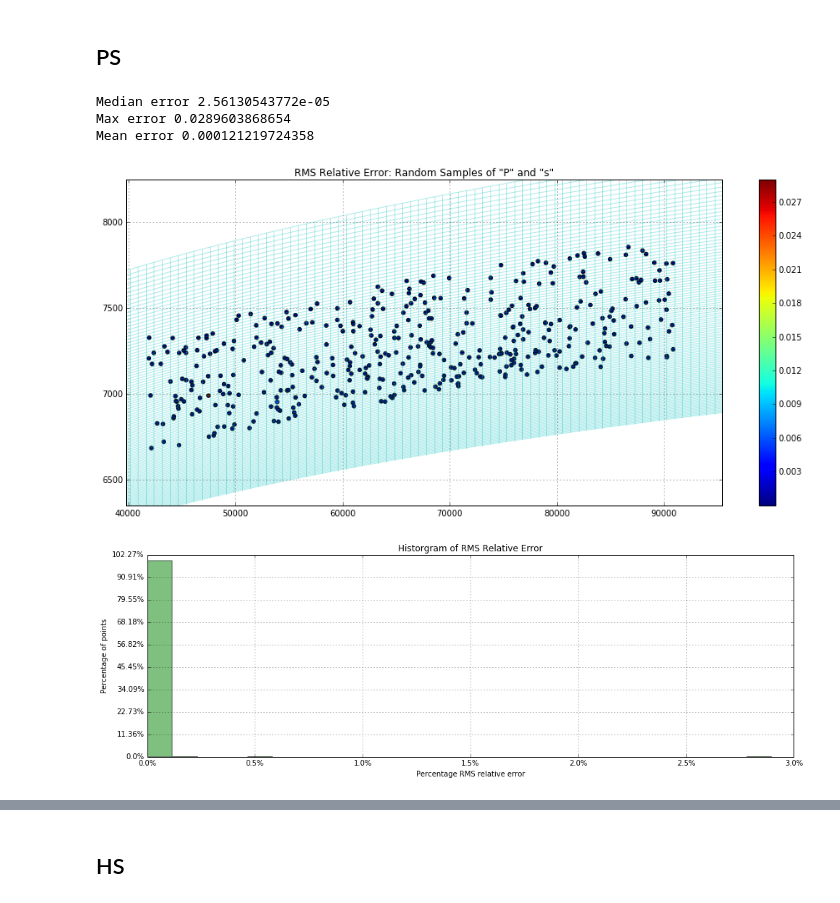
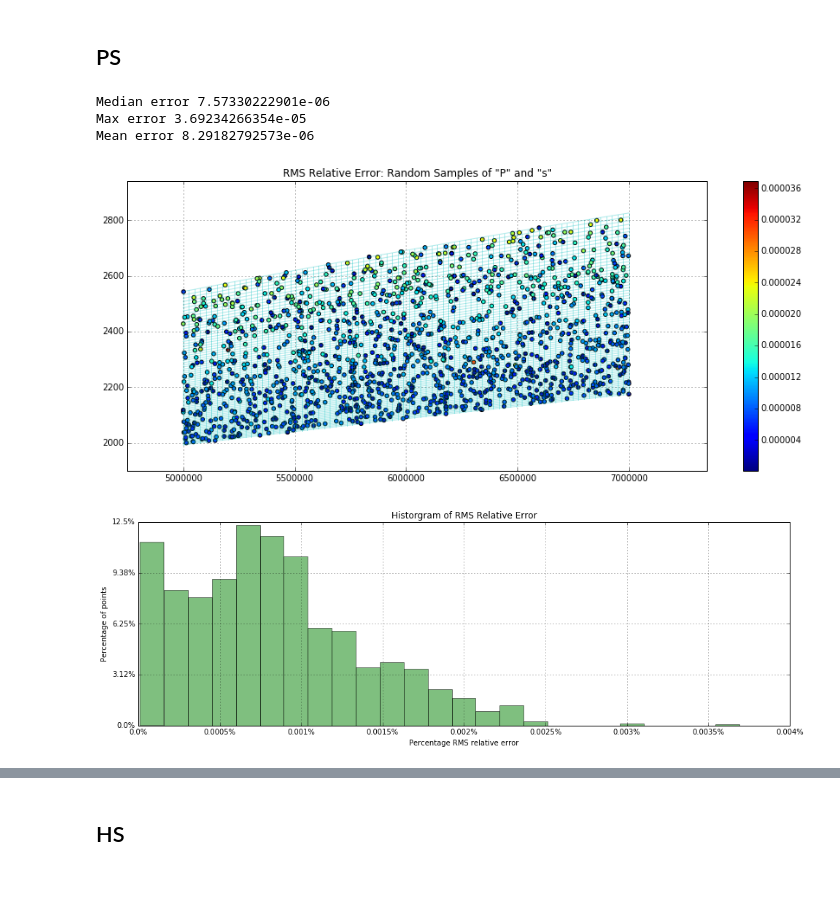
Before and after one commit to MatejKosec/LUTStandAlone, a Jupyter notebook: Verification.ipynb, the cells around one changed output, grey strips where cells are left out. Cells and saved outputs as stored; diff of their text form; code cells hidden in the pictures.

```diff
--- a/Verification.ipynb
+++ b/Verification.ipynb
@@ -18,7 +18,7 @@ import sys
 # %% [markdown]
 0=rho, 1=P, 2=SoundSpeed, 3=Cp, 4=Entropy, 5=Mu, 6=Kt, 7=dpdrho_e, 8=dpde_rho, 9=dTdrho_e, 10=dTde_rho, 11=T, 12=StaticEnergy
 # %%
-randoms = sp.genfromtxt('MDM/MDM_random.dat', skip_header=1)
+randoms = sp.genfromtxt('random.dat', skip_header=1)
 #randoms = sp.genfromtxt('AIR/air_random.dat', skip_header=1)
 rho          = randoms[:,0];
 P            = randoms[:,1];
@@ -109,7 +110,7 @@ def load_interp(filename):
     interp_Mu           = interp_data[:,12];
     #interp_dmudrho_T    = interp_data[:,13];
     #interp_dmudT_rho    = interp_data[:,14];
-    interp_Kt           = interp_data[:,15];
+    interp_Kt           = interp_data[:,13];
     #interp_dktdrho_T    = interp_data[:,16];
     #interp_dktdT_rho    = interp_data[:,17];
     return
@@ -130,6 +131,7 @@ def plot_RMS(x,y):
     REL_ERR = REL_ERR + ((interp_Mu-Mu)/(Mu))**2;
     REL_ERR = REL_ERR + ((interp_Kt-Kt)/(Kt))**2;
     REL_ERR = sp.sqrt(REL_ERR/14.0)
+    REL_ERR = REL_ERR*100
     #REL_ERR = REL_ERR/max(REL_ERR)
     scat=plt.scatter(x,y,c =REL_ERR)
     print 'Median error', sp.median(REL_ERR)
@@ -292,17 +294,17 @@ Mean error 11.5104584893
 ## PS
 # %%
 %matplotlib inline
-plt.figure(figsize=(16,7))
+plt.figure(figsize=(15,6))
 plt.title('RMS Relative Error: Random Samples of "P" and "s"')
 load_interp('Ps_out.dat')
 REL_ERR = plot_RMS(interp_Pressure,interp_Entropy)
 plot_mesh(mesh_Pressure, mesh_Entropy);
 plot_hist_RMS(REL_ERR);
 plot_hist_Individual("Pressure","Entropy");
 #results show a bias
 # %% [output]
-Median error 2.56130543772e-05
-Max error 0.0289603868654
-Mean error 0.000121219724358
+Median error 7.57330222901e-06
+Max error 3.69234266354e-05
+Mean error 8.29182792573e-06
-[figure, old version]
+[figure, new version]
-[figure, old version]
+[figure, new version]
```
Also changed, not shown: parts of 7 cells of this notebook, 8 other files.
